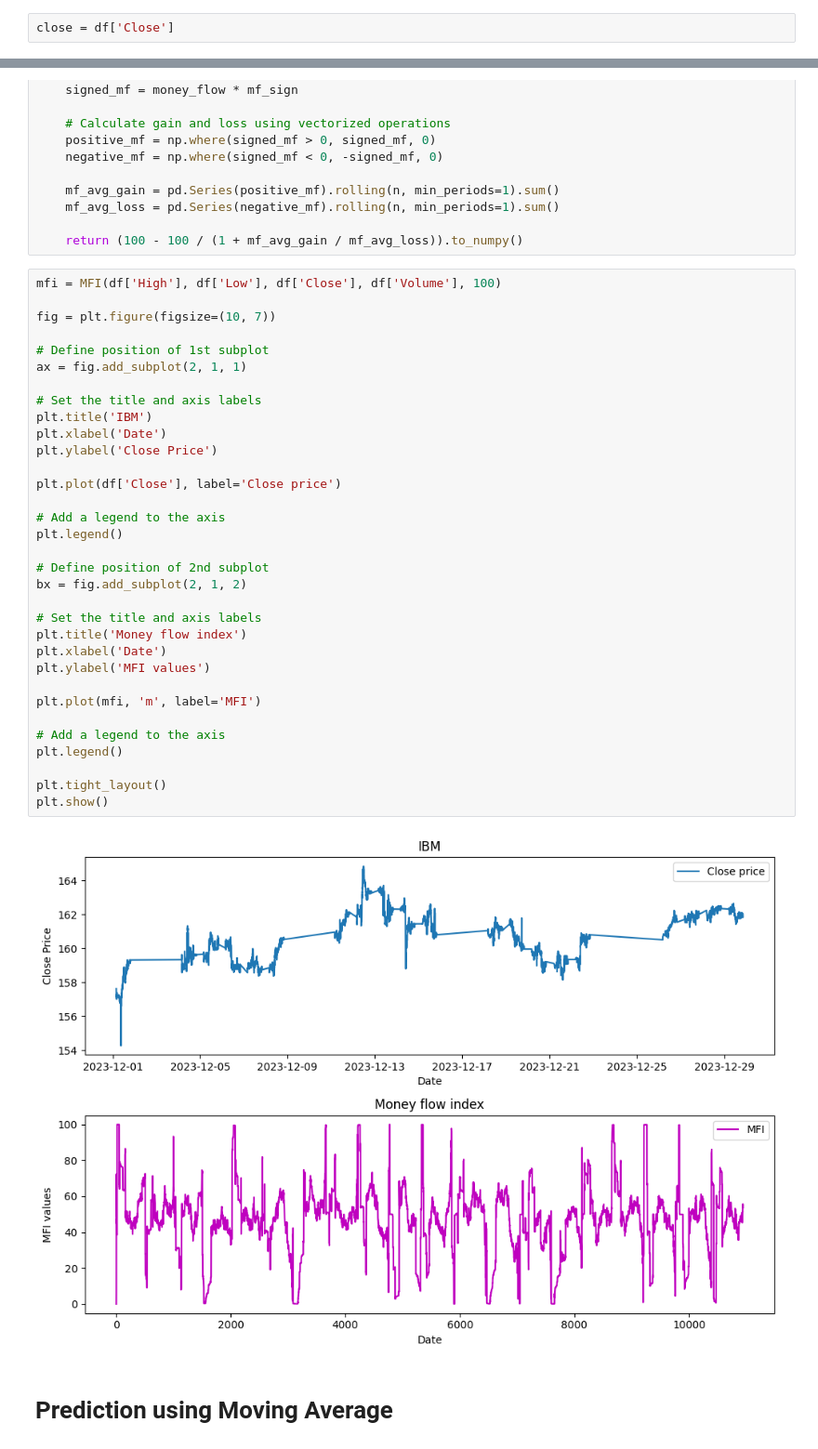
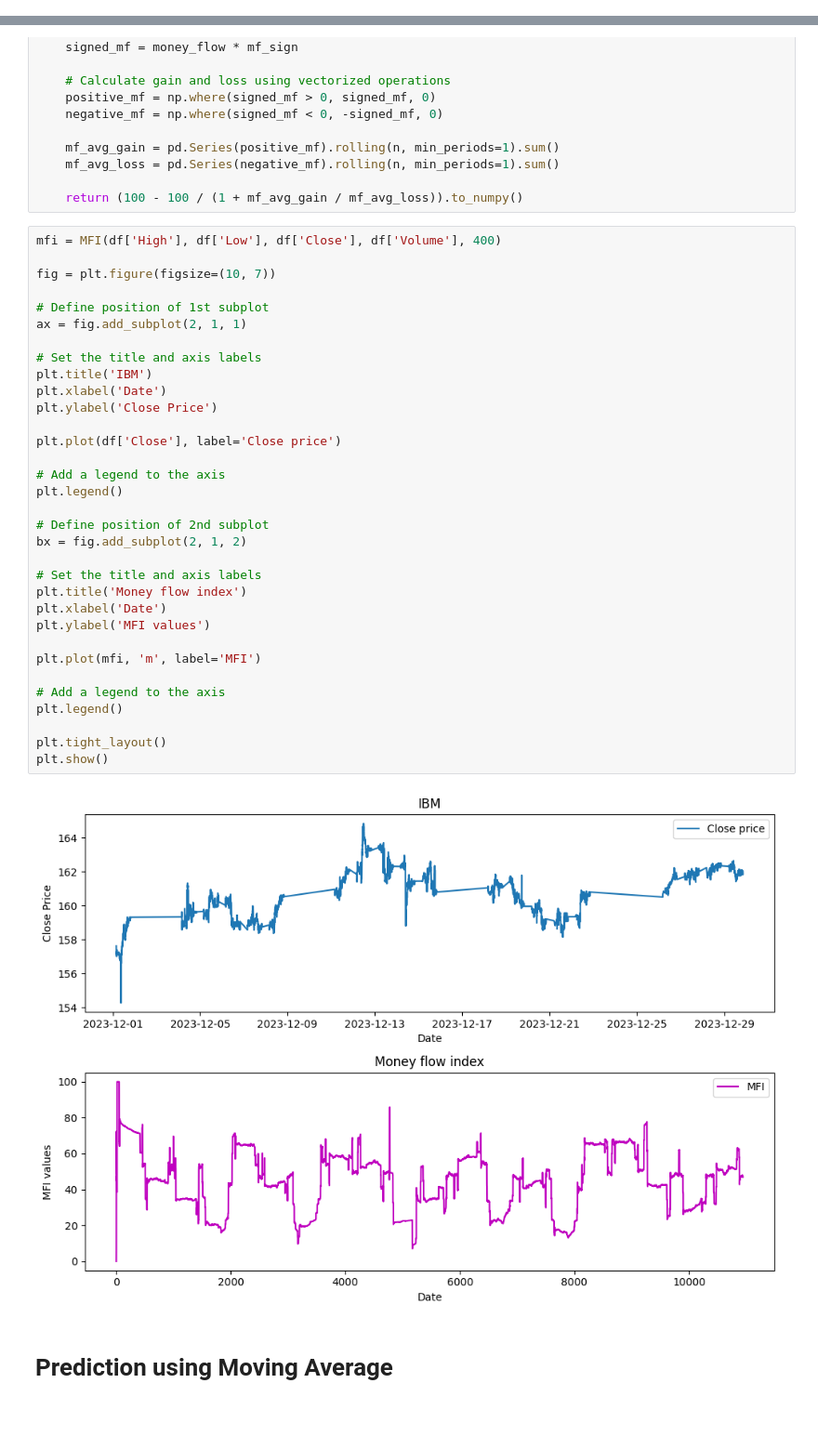
Before and after one commit to KarmanyaGupta1421/Compfinance, a Jupyter notebook: comp_finance.ipynb, the cells around one changed output, grey strips where cells are left out. Shown at 93% size. Drawn from its saved outputs; the diff is of its cells as text; blank space fills up the shorter version.

```diff
--- a/comp_finance.ipynb
+++ b/comp_finance.ipynb
@@ -99,5 +43,3 @@ print(df.head())
-# %%
-close = df['Close']
 # %% [markdown]
 # Moving Averages
 Moving average, also called Rolling average, is simply the mean or average of the specified data field for a given set of consecutive periods. As new data becomes available, the mean of the data is computed by dropping the oldest value and adding the latest one.
@@ -172,40 +113,40 @@ def MFI(high, low, close, volume, n=14):
 
     return (100 - 100 / (1 + mf_avg_gain / mf_avg_loss)).to_numpy()
 # %%
-mfi = MFI(df['High'], df['Low'], df['Close'], df['Volume'], 100)
+mfi = MFI(df['High'], df['Low'], df['Close'], df['Volume'], 400)
 
 fig = plt.figure(figsize=(10, 7))
 
 # Define position of 1st subplot
 ax = fig.add_subplot(2, 1, 1)
 
 # Set the title and axis labels
 plt.title('IBM')
 plt.xlabel('Date')
 plt.ylabel('Close Price')
 
 plt.plot(df['Close'], label='Close price')
 
 # Add a legend to the axis
 plt.legend()
 
 # Define position of 2nd subplot
 bx = fig.add_subplot(2, 1, 2)
 
 # Set the title and axis labels
 plt.title('Money flow index')
 plt.xlabel('Date')
 plt.ylabel('MFI values')
 
 plt.plot(mfi, 'm', label='MFI')
 
 # Add a legend to the axis
 plt.legend()
 
 plt.tight_layout()
 plt.show()
 # %% [output]
-[figure, old version]
+[figure, new version]
 # %% [markdown]
 # Prediction using Moving Average
 # %%
```
Also changed, not shown: parts of 20 cells of this notebook.
